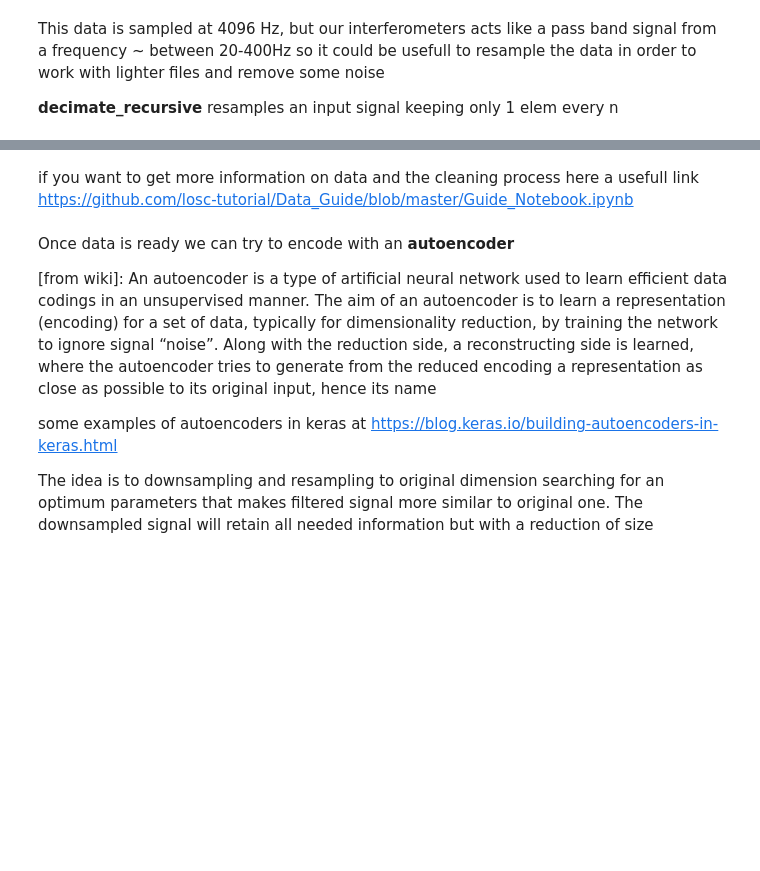
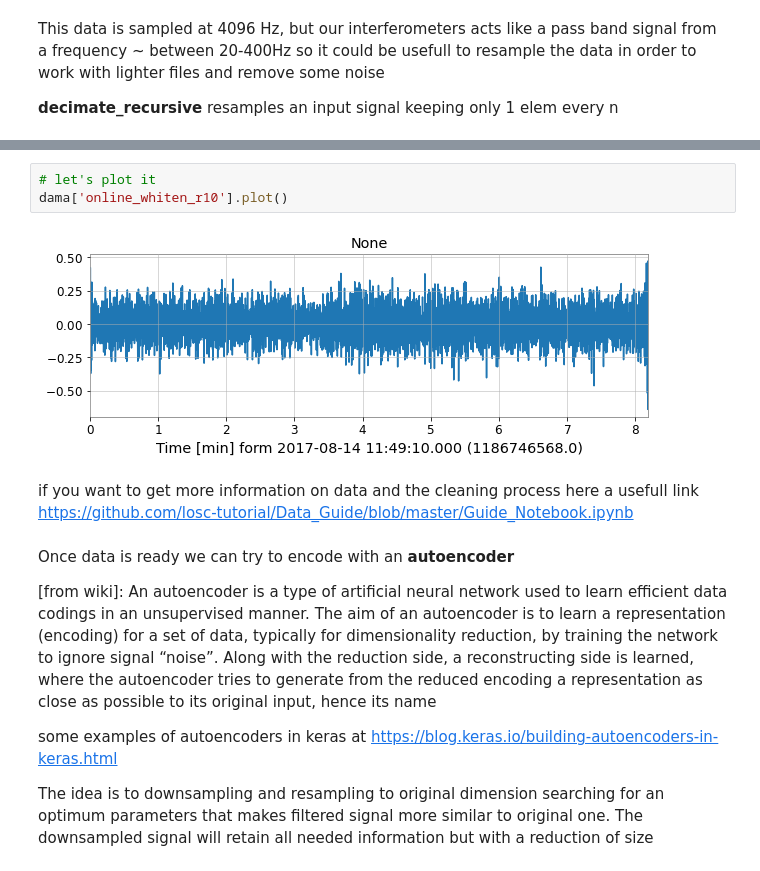
Before and after one commit to luca-rei/ml-genoa, a Jupyter notebook: virgo.ipynb, the cells around one changed output, grey strips where cells are left out. Drawn from its saved outputs; the diff is of its cells as text; blank space fills up the shorter version.

```diff
--- a/virgo.ipynb
+++ b/virgo.ipynb
@@ -154,3 +226,8 @@ online_res, new_fs = pre.decimate_recursive(online_cleaned, 10)
+# %%
+# let's plot it
+dama['online_whiten_r10'].plot()
+# %% [output]
+[figure, added]
 # %% [markdown]
 if you want to get more information on data and the cleaning process here a usefull link https://github.com/losc-tutorial/Data_Guide/blob/master/Guide_Notebook.ipynb
 # %% [markdown]
```
Also changed, not shown: parts of 42 cells of this notebook.
